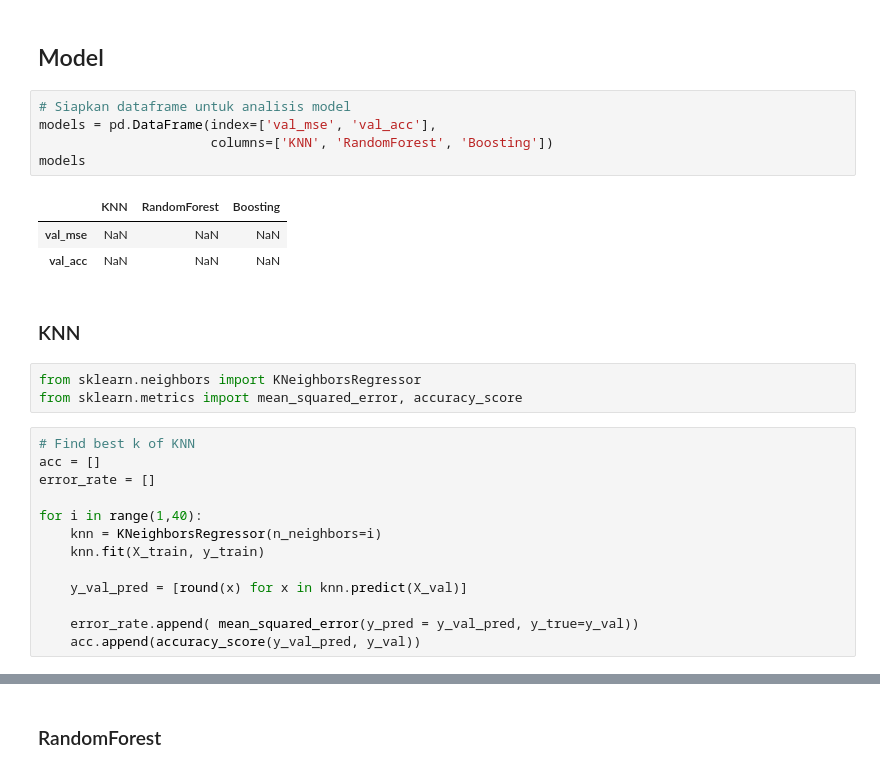
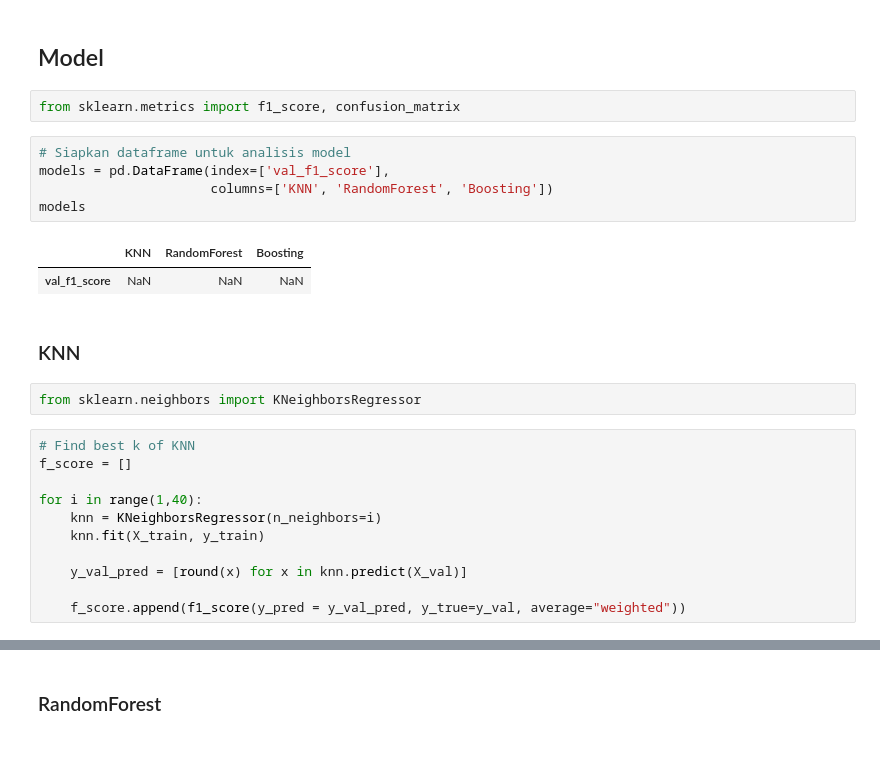
Before and after one commit to PrinandaRahmatullah/diamond-prediction, a Jupyter notebook: model-predictive-analytics/model-predictive-analytics.ipynb, the cells around one changed output, grey strips where cells are left out. Cells and saved outputs as stored; diff of their text form.

```diff
--- a/model-predictive-analytics/model-predictive-analytics.ipynb
+++ b/model-predictive-analytics/model-predictive-analytics.ipynb
@@ -335,24 +253,23 @@ len(y_train), len(y_val)
 (1273, 546)
 # %% [markdown]
 ## Model
+# %%
+from sklearn.metrics import f1_score, confusion_matrix
 # %%
 # Siapkan dataframe untuk analisis model
-models = pd.DataFrame(index=['val_mse', 'val_acc'],
+models = pd.DataFrame(index=['val_f1_score'],
                       columns=['KNN', 'RandomForest', 'Boosting'])
 models
 # %% [output]
 |  | KNN | RandomForest | Boosting |
-| val_mse | NaN | NaN | NaN |
-| val_acc | NaN | NaN | NaN |
+| val_f1_score | NaN | NaN | NaN |
 # %% [markdown]
 ### KNN
 # %%
 from sklearn.neighbors import KNeighborsRegressor
-from sklearn.metrics import mean_squared_error, accuracy_score
 # %%
 # Find best k of KNN
-acc = []
-error_rate = []
+f_score = []
 
 for i in range(1,40):
     knn = KNeighborsRegressor(n_neighbors=i)
@@ -360,8 +277,7 @@ for i in range(1,40):
 
     y_val_pred = [round(x) for x in knn.predict(X_val)]
 
-    error_rate.append( mean_squared_error(y_pred = y_val_pred, y_true=y_val))
-    acc.append(accuracy_score(y_val_pred, y_val))
+    f_score.append(f1_score(y_pred = y_val_pred, y_true=y_val, average="weighted"))
 # %%
 # plot error
 plt.figure(figsize=(10,6))
```
Also changed, not shown: parts of 33 cells of this notebook, 5 other files.
